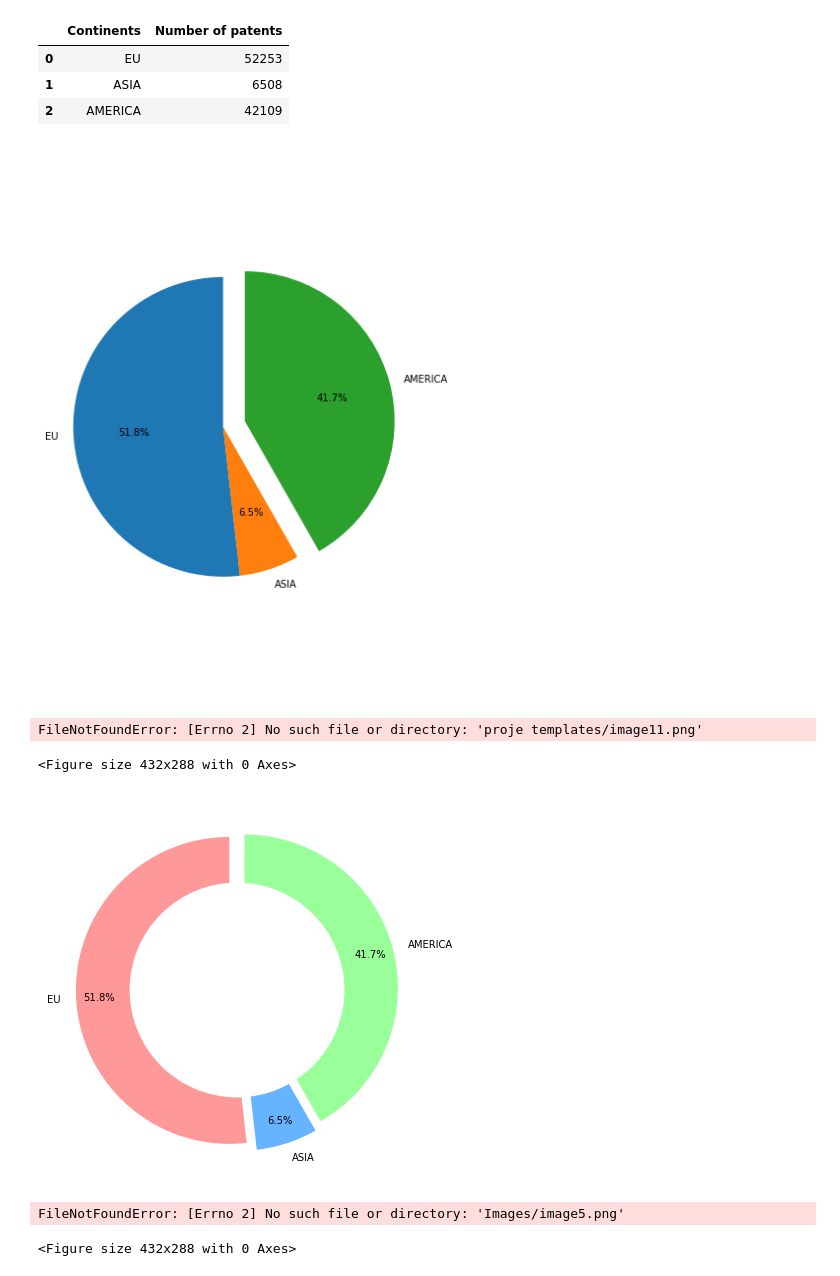
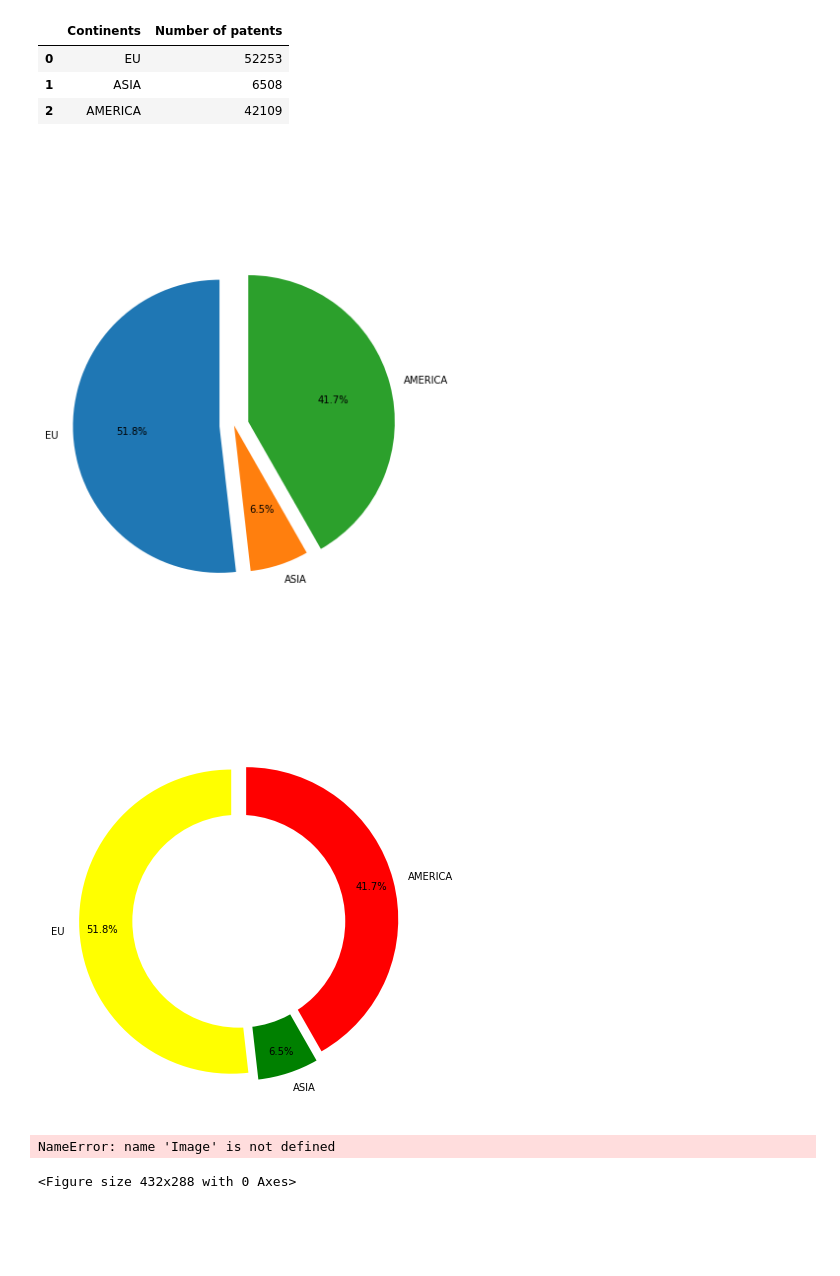
Before and after one commit to cardozop5/patent-py-challenge, a Jupyter notebook: patents_map_wrldwd/patent_latest.ipynb, the cells around one changed output. Cells and saved outputs as stored; diff of their text form; code cells hidden in the pictures; blank space fills up the shorter version.

```diff
--- a/patents_map_wrldwd/patent_latest.ipynb
+++ b/patents_map_wrldwd/patent_latest.ipynb
@@ -181,7 +211,7 @@ plt.pie(
     # with no shadows
     shadow=False,
     # with one slide exploded out
-    explode=(0, 0, 0.15),
+    explode=(0.1, 0, 0.1),
     # with the start angle at 90%
     startangle=90,
     # with the percent listed as a fraction
@@ -195,37 +225,38 @@ plt.axis('equal')
 # View the plot
 plt.tight_layout()
 plt.show()
-plt.savefig("proje templates/image11.png")
+#plt.savefig("proje templates/image1.png")
 # %% [output]
-[figure, old version]
+[figure, new version]
-FileNotFoundError: [Errno 2] No such file or directory: 'proje templates/image11.png'
-<Figure size 432x288 with 0 Axes>
 # %%
 # Pie chart
 fig = plt.figure(figsize=(6,8))
-colors = ['#ff9999','#66b3ff','#99ff99','#ffcc99']
+colors = ['yellow','green','red']
 #explosion
 explode = (0.05,0.05,0.05)
 
 plt.pie(
     piedf['Number of patents'],
 
     colors = colors,
     labels=piedf['Continents'],
     autopct='%1.1f%%',
     startangle=90,
     pctdistance=0.85,
     explode = explode)
+
 #draw circle
 centre_circle = plt.Circle((0,0),0.70,fc='white')
 fig = plt.gcf()
 fig.gca().add_artist(centre_circle)
+
 # Equal aspect ratio ensures that pie is drawn as a circle
 
 plt.tight_layout()
 plt.show()
-# plt.savefig("Images/image5.png")
+plt.savefig('image2.png')
+Image.open('image2.png').save('image2.jpg','JPEG')
 # %% [output]
-[figure, old version]
+[figure, new version]
-FileNotFoundError: [Errno 2] No such file or directory: 'Images/image5.png'
+NameError: name 'Image' is not defined
 <Figure size 432x288 with 0 Axes>
```
Also changed, not shown: parts of 5 cells of this notebook.
